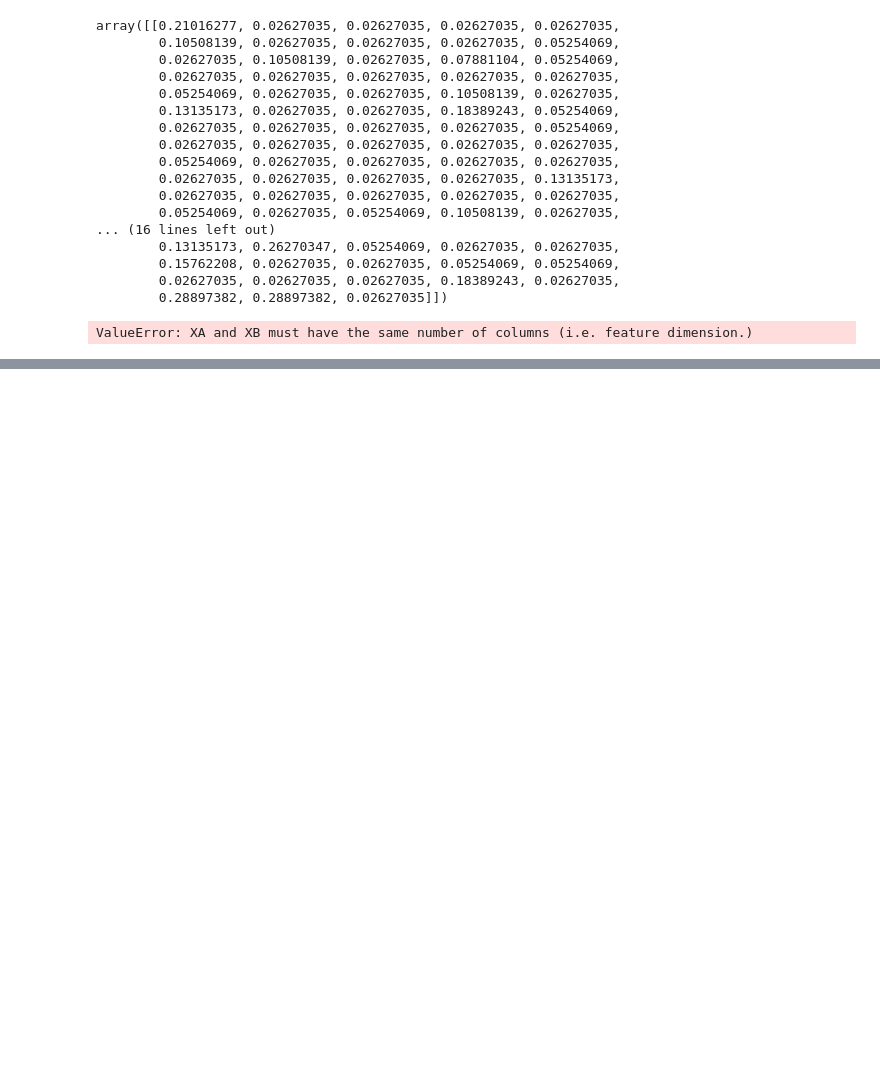
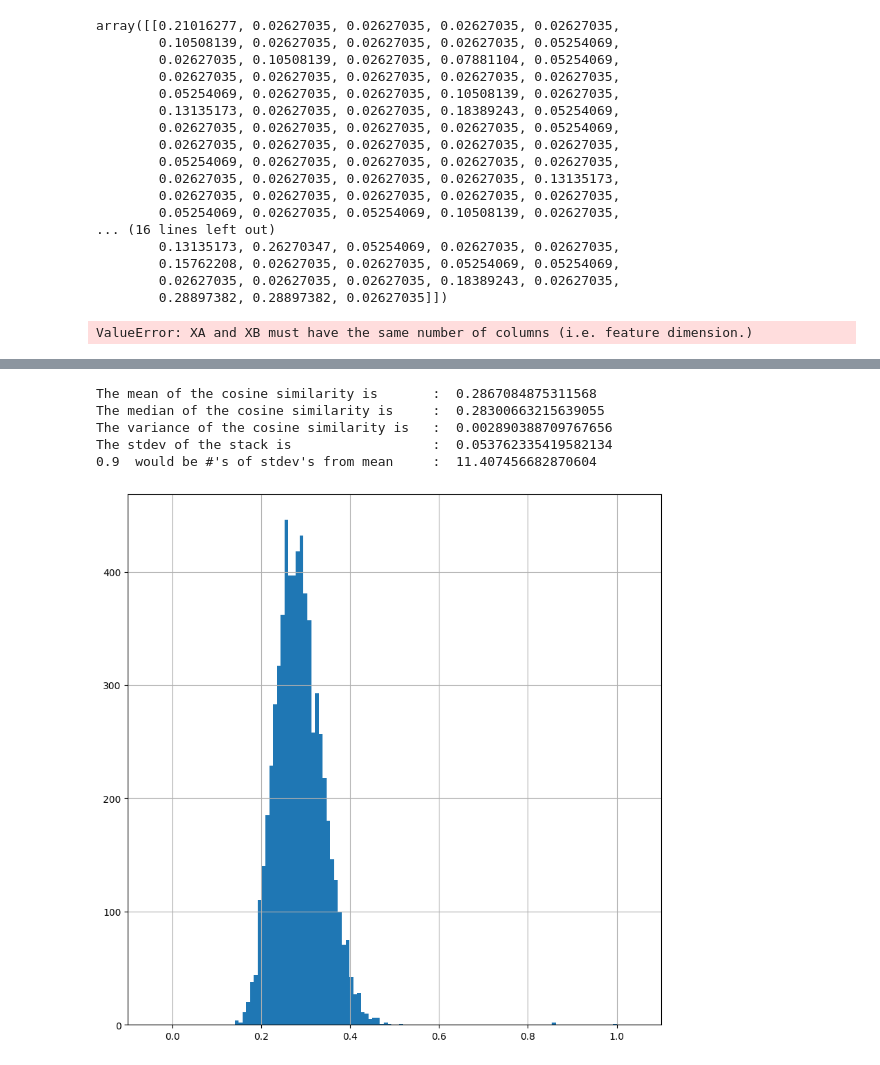
Before and after one commit to pwdel/codepractice, a Jupyter notebook: PlagiarismDetect/volumebindmount/v0.2/tfdf_cosSim.ipynb, the cells around one changed output, grey strips where cells are left out. Drawn from its saved outputs; the diff is of its cells as text; code cells hidden in the pictures; blank space fills up the shorter version.

```diff
--- a/PlagiarismDetect/volumebindmount/v0.2/tfdf_cosSim.ipynb
+++ b/PlagiarismDetect/volumebindmount/v0.2/tfdf_cosSim.ipynb
@@ -141,0 +186,48 @@ print(len(vectors_1[0]))
+# %%
+def walkthrough_nomatch_counts(df_cosine_sim):
+    numcols = df_cosine_sim.shape[1]
+    numrows = df_cosine_sim.shape[0]
+    df_nomatch = pd.DataFrame(index=range(numrows),columns=range(numcols))
+    for col in range(0,numcols):
+        for row in range(0,numrows):
+            if col == row:
+                df_nomatch[col][row] = np.nan
+            elif col > row:
+                df_nomatch[col][row] = np.nan
+            elif col < row:
+                df_nomatch[col][row] = df_cosine_sim[col][row]
+
+    return df_nomatch
+
+def get_stats_report(df_nomatch):
+    get_plots(df_nomatch)
+    get_meanmedvar(df_nomatch)
+
+def get_plots(df_nomatch):
+    nplotcols = 1
+    nplotrows = 1
+    fig1, axes1 = plt.subplots(nrows=nplotrows, ncols=nplotcols, figsize=(10, 10))
+    plt.xlim([-0.1,1.1])
+    histplot = df_nomatch.stack().hist(bins=100)
+    fig2, axes2 = plt.subplots(nrows=nplotrows, ncols=nplotcols, figsize=(10, 10))
+    plt.xlim([-0.1,1.1])
+    distplot = df_nomatch.stack().plot.kde()
+
+def get_meanmedvar(df_nomatch):
+    print("The mean of the cosine similarity is       : ",df_nomatch.stack().mean())
+    print("The median of the cosine similarity is     : ",df_nomatch.stack().median())
+    print("The variance of the cosine similarity is   : ",df_nomatch.stack().var())
+    stack_stdev = df_nomatch.stack().std()
+    print("The stdev of the stack is                  : ",df_nomatch.stack().std())
+    threshold = 0.9
+    print(threshold, " would be #'s of stdev's from mean     : ",(threshold-df_nomatch.stack().mean())/stack_stdev)
+# %%
+df_nomatch = walkthrough_nomatch_counts(df_cosine_sim)
+get_stats_report(df_nomatch)
+# %% [output]
+The mean of the cosine similarity is       :  0.2867084875311568
+The median of the cosine similarity is     :  0.28300663215639055
+The variance of the cosine similarity is   :  0.002890388709767656
+The stdev of the stack is                  :  0.053762335419582134
+0.9  would be #'s of stdev's from mean     :  11.407456682870604
+[figure, added]
```
Also changed, not shown: parts of 10 cells of this notebook, 4 other files.
